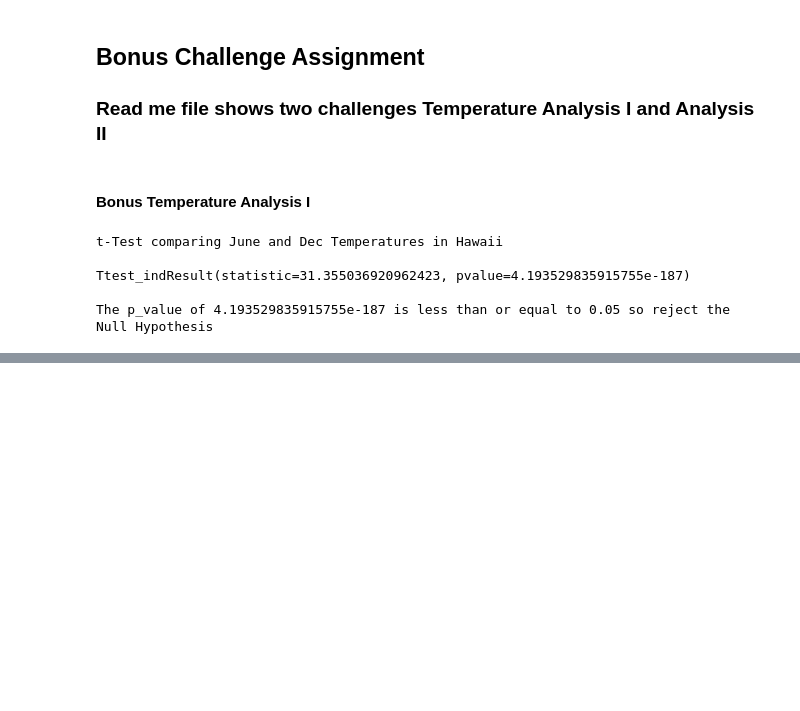
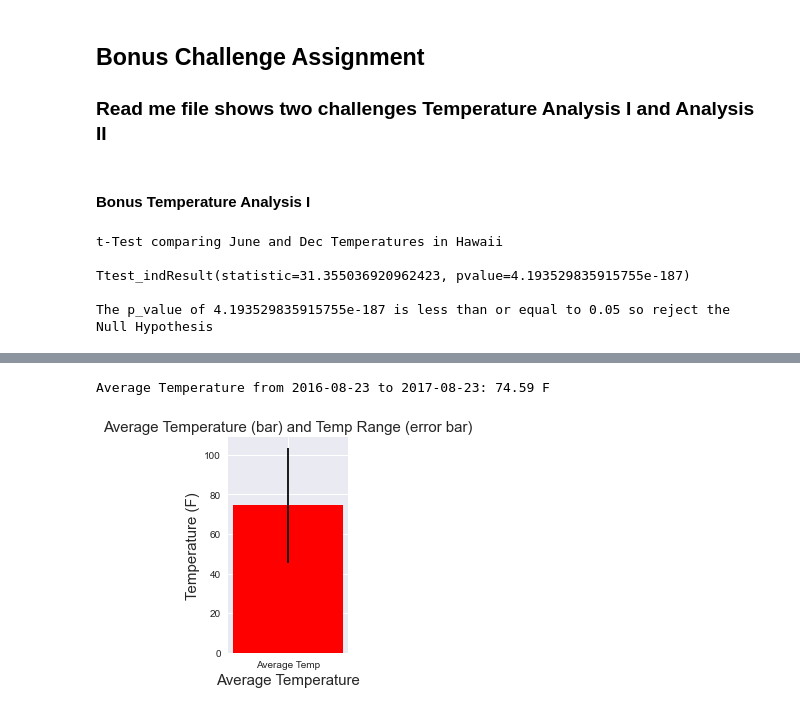
Before and after one commit to j2browns/sqlalchemy-challenge, a Jupyter notebook: climate_starter.ipynb, the cells around one changed output, grey strips where cells are left out. Cells and saved outputs as stored; diff of their text form; code cells hidden in the pictures; blank space fills up the shorter version.

```diff
--- a/climate_starter.ipynb
+++ b/climate_starter.ipynb
@@ -442,3 +444,35 @@ print(calc_temps('2012-02-28', '2012-03-05'))
+# %%
+stop = str(max_date)
+Temp_Data = calc_temps('2016-08-23', '2017-08-23')
+
+T_Avg = Temp_Data[0][1]
+T_min = Temp_Data[0][0]
+T_max = Temp_Data[0][2]
+T_Delta = T_max-T_min
+
+x_axis = "Average Temp"
+y_axis = T_Avg
+
+
+print("")
+print(f"Average Temperature from 2016-08-23 to 2017-08-23: {round(T_Avg,2)} F")
+print("")
+
+plt.figure(figsize=(4,4)) #10 inches wide by 4" tall
+
+plt.bar(x_axis, y_axis, color='r', width = 0.5, alpha=1, align="center", yerr=T_Delta,capsize=10) #alpha is how transparent bars are
+
+
+plt.title("Average Temperature (bar) and Temp Range (error bar)", fontsize=15)
+plt.xlabel("Average Temperature", fontsize=15)
+plt.ylabel("Temperature (F)", fontsize=15)
+
+plt.tight_layout() #tight layout helps to arrange the graph to look nicer
+
+plt.show()
+# %% [output]
+Average Temperature from 2016-08-23 to 2017-08-23: 74.59 F
+[figure, added]
 # %%
 # Use your previous function `calc_temps` to calculate the tmin, tavg, and tmax
 # for your trip using the previous year's data for those same dates.
```
Also changed, not shown: parts of 4 cells of this notebook.
